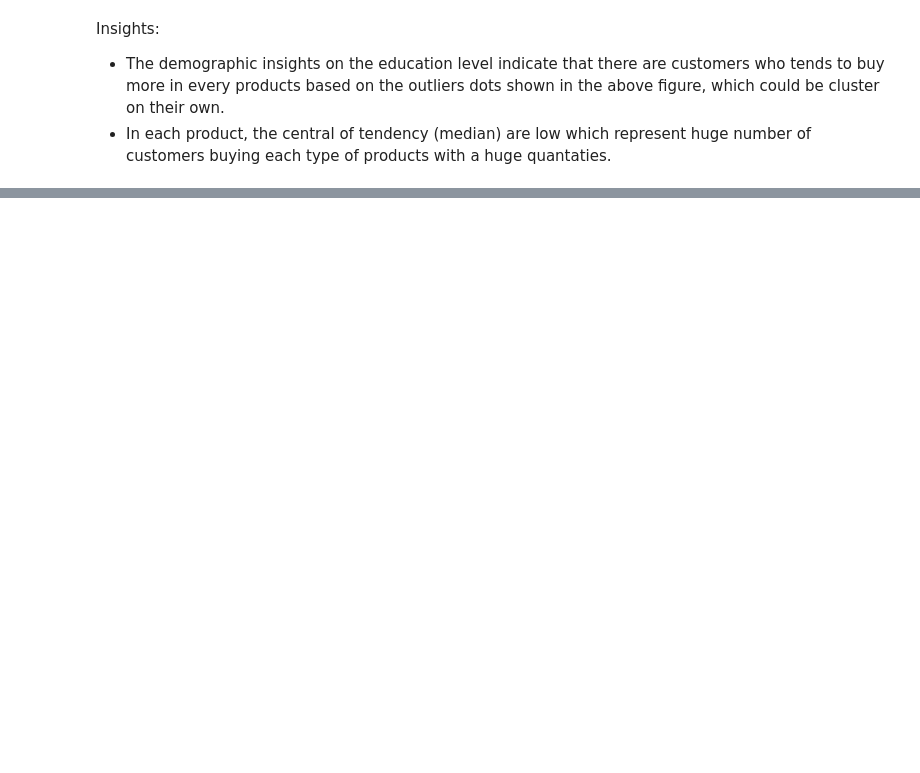
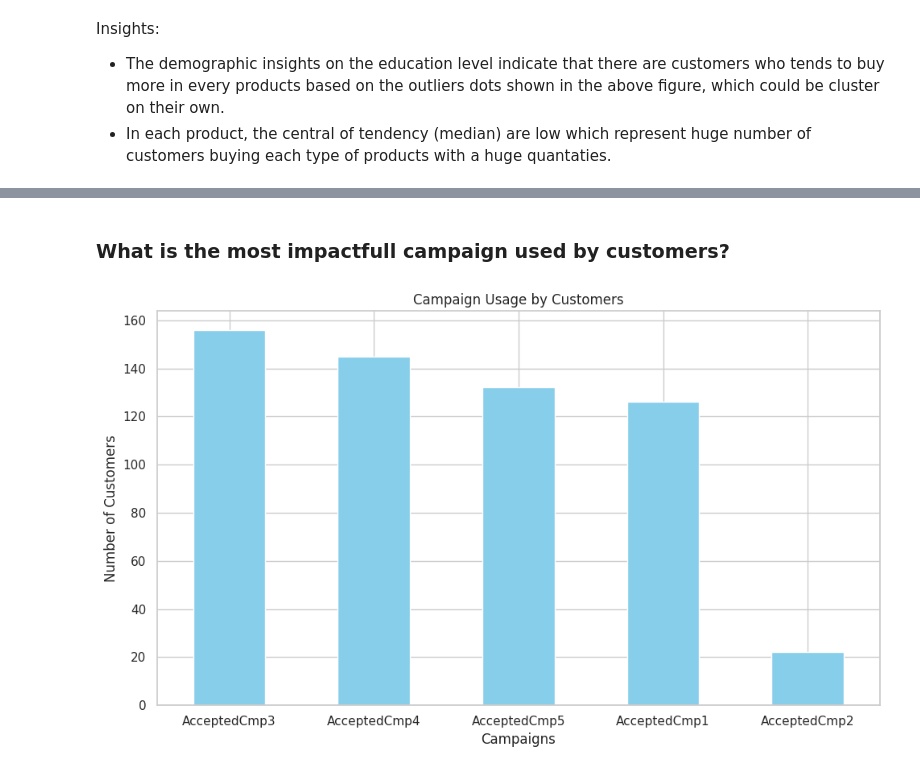
Before and after one commit to AhmedYousriSobhi/customer_segmentation, a Jupyter notebook: nb_workspace/_3_data_eda.ipynb, the cells around one changed output, grey strips where cells are left out. Drawn from its saved outputs; the diff is of its cells as text; code cells hidden in the pictures; blank space fills up the shorter version.

```diff
--- a/nb_workspace/_3_data_eda.ipynb
+++ b/nb_workspace/_3_data_eda.ipynb
@@ -170,0 +275,18 @@ Insights:
+# %% [markdown]
+### What is the most impactfull campaign used by customers?
+# %%
+df_campaign_usage = df[campaigns].sum(axis=0).sort_values(ascending=False)
+
+# Create a bar plot to visualize campaign usage
+plt.figure(figsize=(10, 6))
+df_campaign_usage.plot(kind='bar', color='skyblue')
+plt.xlabel('Campaigns')
+plt.ylabel('Number of Customers')
+plt.title('Campaign Usage by Customers')
+plt.xticks(rotation=0)
+plt.tight_layout()
+plt.savefig(f'../report/plots/Campaign Usage by Customers.jpg')
+# Show the plot
+plt.show()
+# %% [output]
+[figure, added]
```
Also changed, not shown: parts of 18 cells of this notebook, 9 other files.
